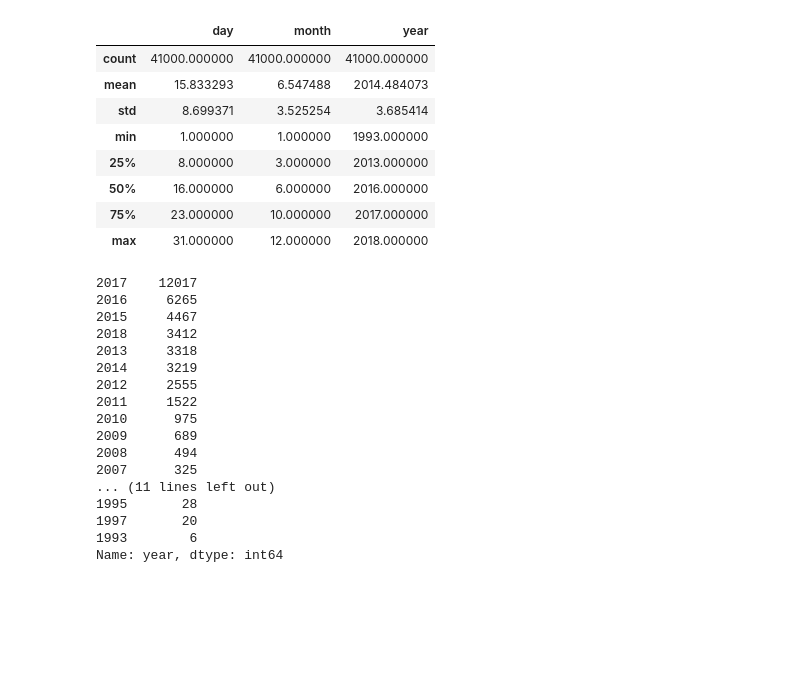
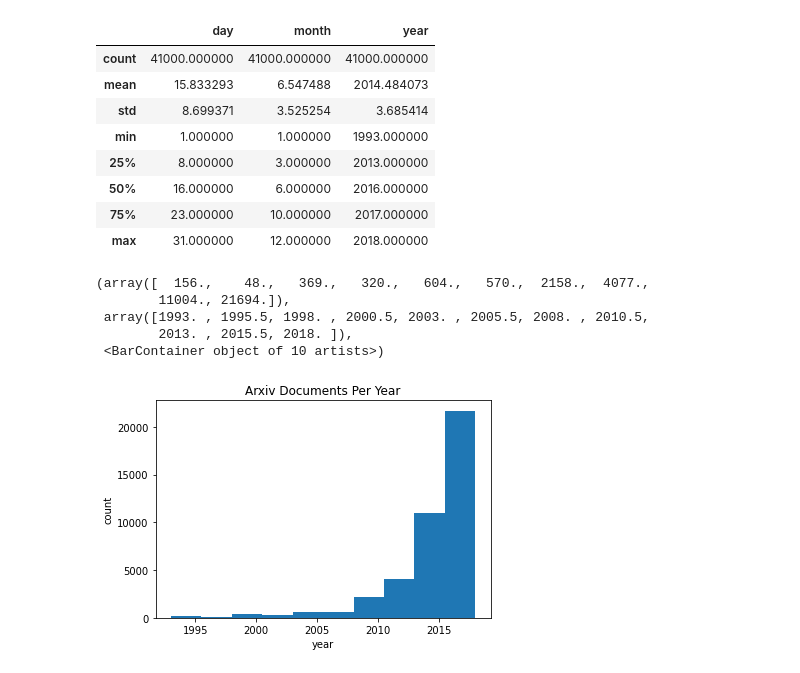
Before and after one commit to jamesjaeyu/autophrase_over_time, a Jupyter notebook: notebooks/EDA_Jason.ipynb, the cells around one changed output. Cells and saved outputs as stored; diff of their text form; code cells hidden in the pictures; blank space fills up the shorter version.

Commit message:
Expanded EDA on Arxiv dataset

```diff
--- a/notebooks/EDA_Jason.ipynb
+++ b/notebooks/EDA_Jason.ipynb
@@ -8,6 +9,7 @@ import matplotlib.pyplot as plt
 # %%
 arxivFP = '../data/arxivData.json'
 arx = pd.read_json(arxivFP)
+arx['tag'] = arx['tag'].apply(ast.literal_eval)
 arx.head()
 # %% [output]
 |  | author | day | id | link | month | summary | tag | title | year |
@@ -28,23 +30,16 @@ arx.describe()
 | 50% | 16.000000 | 6.000000 | 2016.000000 |
 | 75% | 23.000000 | 10.000000 | 2017.000000 |
 | max | 31.000000 | 12.000000 | 2018.000000 |
-# %%
-arx['year'].value_counts()
-# %% [output]
-2017    12017
-2016     6265
-2015     4467
-2018     3412
-2013     3318
-2014     3219
-2012     2555
-2011     1522
-2010      975
-2009      689
-2008      494
-2007      325
-... (11 lines left out)
-1995       28
-1997       20
-1993        6
-Name: year, dtype: int64
+# %%
+doc_per_year = arx['year'].value_counts()
+plt.xlabel('year')
+plt.ylabel('count')
+plt.title('Arxiv Documents Per Year')
+plt.hist(arx['year'])
+# %% [output]
+(array([  156.,    48.,   369.,   320.,   604.,   570.,  2158.,  4077.,
+        11004., 21694.]),
+ array([1993. , 1995.5, 1998. , 2000.5, 2003. , 2005.5, 2008. , 2010.5,
+        2013. , 2015.5, 2018. ]),
+ <BarContainer object of 10 artists>)
+[figure, added]
```
Also changed, not shown: parts of 10 cells of this notebook.
